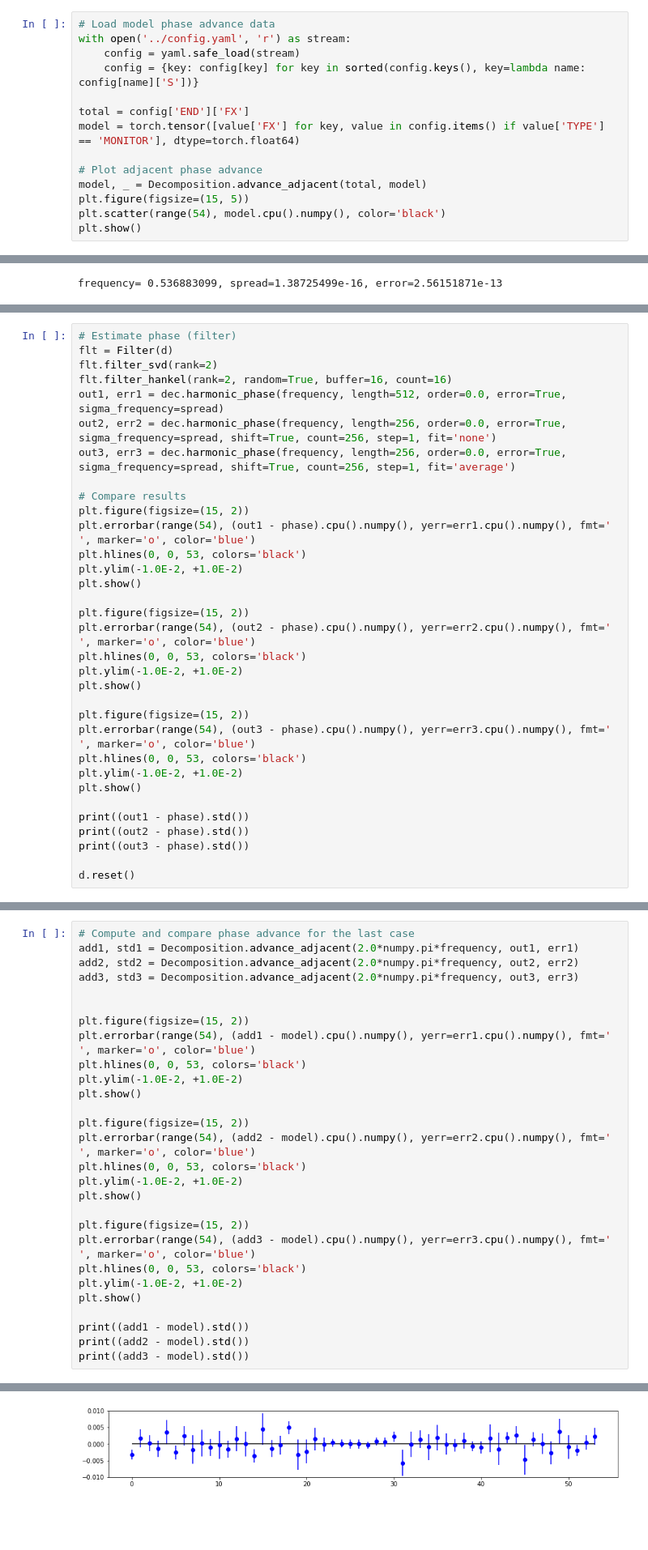
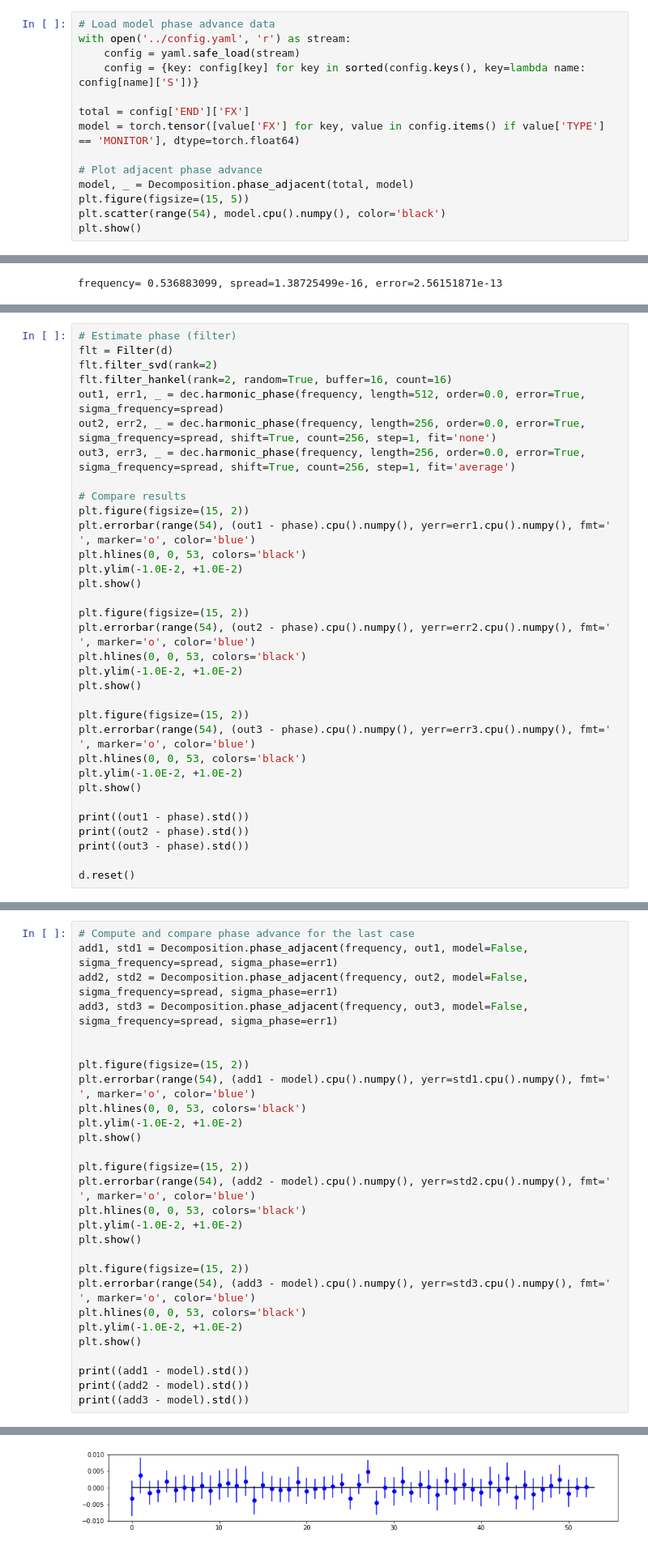
Before and after one commit to i-a-morozov/harmonica, a Jupyter notebook: notebook/nb_decomposition.ipynb, the cells around one changed output, grey strips where cells are left out. Shown at 81% size. Saved outputs shown, nothing was run; the diff lists cells and outputs as text; blank space fills up the shorter version.

```diff
--- a/notebook/nb_decomposition.ipynb
+++ b/notebook/nb_decomposition.ipynb
@@ -573,7 +573,7 @@ total = config['END']['FX']
 model = torch.tensor([value['FX'] for key, value in config.items() if value['TYPE'] == 'MONITOR'], dtype=torch.float64)
 
 # Plot adjacent phase advance
-model, _ = Decomposition.advance_adjacent(total, model)
+model, _ = Decomposition.phase_adjacent(total, model)
 plt.figure(figsize=(15, 5))
 plt.scatter(range(54), model.cpu().numpy(), color='black')
 plt.show()
@@ -683,9 +683,9 @@ tensor(2.298096296673e-03, dtype=torch.float64)
 flt = Filter(d)
 flt.filter_svd(rank=2)
 flt.filter_hankel(rank=2, random=True, buffer=16, count=16)
-out1, err1 = dec.harmonic_phase(frequency, length=512, order=0.0, error=True, sigma_frequency=spread)
-out2, err2 = dec.harmonic_phase(frequency, length=256, order=0.0, error=True, sigma_frequency=spread, shift=True, count=256, step=1, fit='none')
-out3, err3 = dec.harmonic_phase(frequency, length=256, order=0.0, error=True, sigma_frequency=spread, shift=True, count=256, step=1, fit='average')
+out1, err1, _ = dec.harmonic_phase(frequency, length=512, order=0.0, error=True, sigma_frequency=spread)
+out2, err2, _ = dec.harmonic_phase(frequency, length=256, order=0.0, error=True, sigma_frequency=spread, shift=True, count=256, step=1, fit='none')
+out3, err3, _ = dec.harmonic_phase(frequency, length=256, order=0.0, error=True, sigma_frequency=spread, shift=True, count=256, step=1, fit='average')
 
 # Compare results
 plt.figure(figsize=(15, 2))
@@ -721,24 +721,24 @@ tensor(1.493286747158e-03, dtype=torch.float64)
 # %%
 # Compute and compare phase advance for the last case
-add1, std1 = Decomposition.advance_adjacent(2.0*numpy.pi*frequency, out1, err1)
-add2, std2 = Decomposition.advance_adjacent(2.0*numpy.pi*frequency, out2, err2)
-add3, std3 = Decomposition.advance_adjacent(2.0*numpy.pi*frequency, out3, err3)
+add1, std1 = Decomposition.phase_adjacent(frequency, out1, model=False, sigma_frequency=spread, sigma_phase=err1)
+add2, std2 = Decomposition.phase_adjacent(frequency, out2, model=False, sigma_frequency=spread, sigma_phase=err1)
+add3, std3 = Decomposition.phase_adjacent(frequency, out3, model=False, sigma_frequency=spread, sigma_phase=err1)
 
 
 plt.figure(figsize=(15, 2))
-plt.errorbar(range(54), (add1 - model).cpu().numpy(), yerr=err1.cpu().numpy(), fmt=' ', marker='o', color='blue')
+plt.errorbar(range(54), (add1 - model).cpu().numpy(), yerr=std1.cpu().numpy(), fmt=' ', marker='o', color='blue')
 plt.hlines(0, 0, 53, colors='black')
 plt.ylim(-1.0E-2, +1.0E-2)
 plt.show()
 
 plt.figure(figsize=(15, 2))
-plt.errorbar(range(54), (add2 - model).cpu().numpy(), yerr=err2.cpu().numpy(), fmt=' ', marker='o', color='blue')
+plt.errorbar(range(54), (add2 - model).cpu().numpy(), yerr=std2.cpu().numpy(), fmt=' ', marker='o', color='blue')
 plt.hlines(0, 0, 53, colors='black')
 plt.ylim(-1.0E-2, +1.0E-2)
 plt.show()
 
 plt.figure(figsize=(15, 2))
-plt.errorbar(range(54), (add3 - model).cpu().numpy(), yerr=err3.cpu().numpy(), fmt=' ', marker='o', color='blue')
+plt.errorbar(range(54), (add3 - model).cpu().numpy(), yerr=std3.cpu().numpy(), fmt=' ', marker='o', color='blue')
 plt.hlines(0, 0, 53, colors='black')
 plt.ylim(-1.0E-2, +1.0E-2)
 plt.show()
@@ -752 +752 @@ print((add3 - model).std())
-[figure, old version]
+[figure, new version]
```
Also changed, not shown: parts of 89 cells of this notebook, 1 other file.
